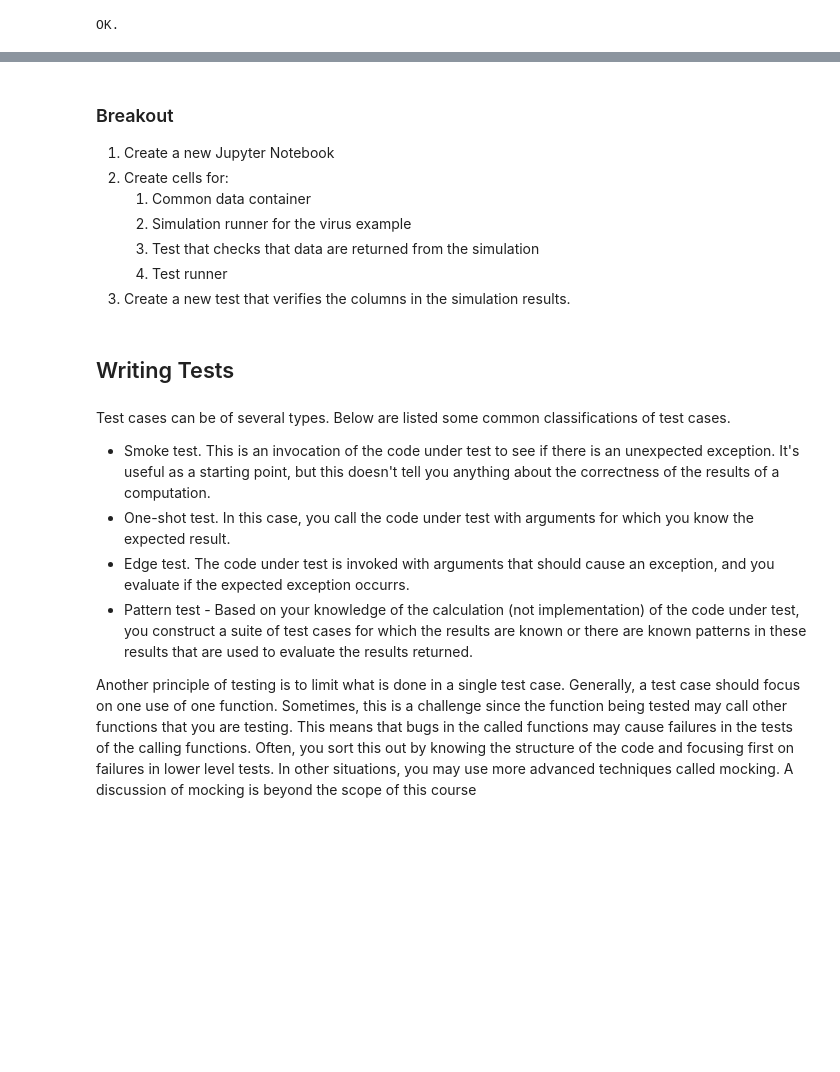
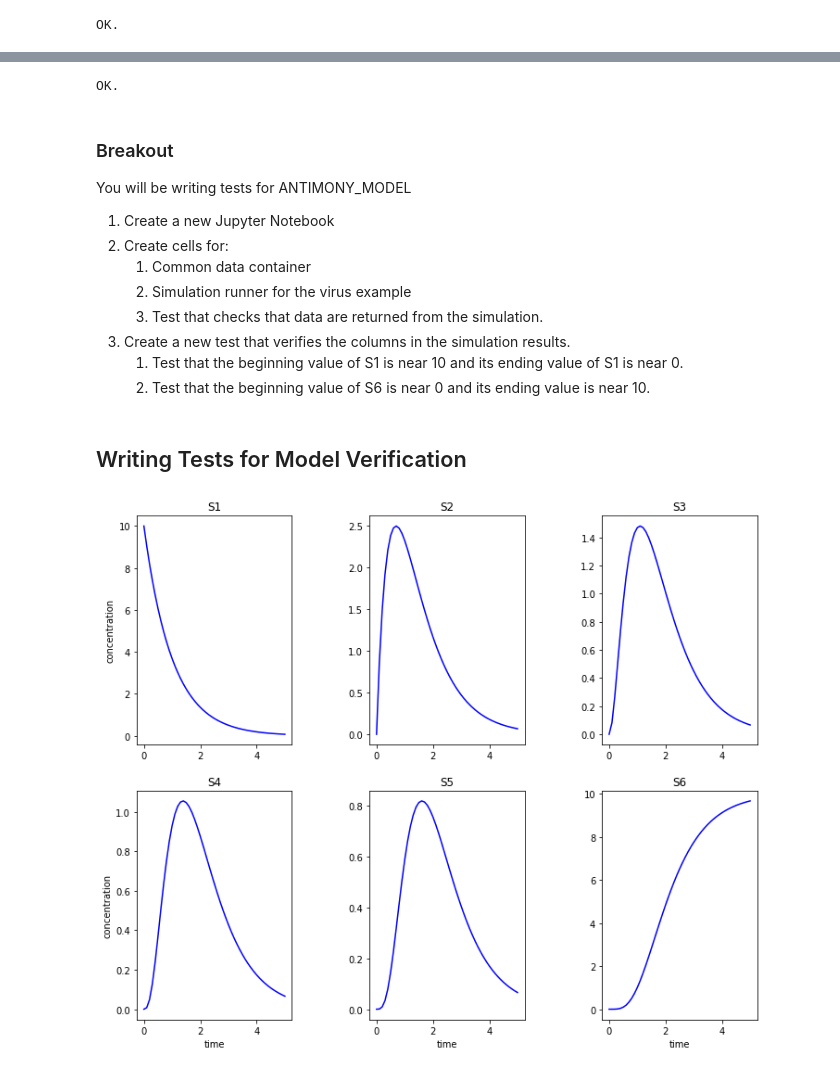
Before and after one commit to ModelEngineering/Model-Testing, a Jupyter notebook: Model Testing.ipynb, the cells around one changed output, grey strips where cells are left out. Saved outputs shown, nothing was run; the diff lists cells and outputs as text; code cells hidden in the pictures; blank space fills up the shorter version.

```diff
--- a/Model Testing.ipynb
+++ b/Model Testing.ipynb
@@ -67,19 +110,27 @@ OK.
+# %%
+# Test runner
+for test in [test1, test2]:
+    test()
+print("OK.")
+# %% [output]
+OK.
 # %% [markdown]
 ### Breakout
+You will be writing tests for ANTIMONY_MODEL
 1. Create a new Jupyter Notebook
 1. Create cells for:
    1. Common data container
    1. Simulation runner for the virus example
-   1. Test that checks that data are returned from the simulation
-   1. Test runner
+   1. Test that checks that data are returned from the simulation.
 1. Create a new test that verifies the columns in the simulation results.
+   1. Test that the beginning value of S1 is near 10 and its ending value of S1 is near 0.
+   1. Test that the beginning value of S6 is near 0 and its ending value is near 10.
 # %% [markdown]
-## Writing Tests
+## Writing Tests for Model Verification
-# %% [markdown]
-Test cases can be of several types. Below are listed some common classifications of test cases.
-- Smoke test. This is an invocation of the code under test to see if there is an unexpected exception. It's useful as a starting point, but this doesn't tell you anything about the correctness of the results of a computation.
-- One-shot test. In this case, you call the code under test with arguments for which you know the expected result.
-- Edge test. The code under test is invoked with arguments that should cause an exception, and you evaluate if the expected exception occurrs.
-- Pattern test - Based on your knowledge of the calculation (not implementation) of the code under test, you construct a suite of test cases for which the results are known or there are known patterns in these results that are used to evaluate the results returned.
-
-Another principle of testing is to limit what is done in a single test case. Generally, a test case should focus on one use of one function. Sometimes, this is a challenge since the function being tested may call other functions that you are testing. This means that bugs in the called functions may cause failures in the tests of the calling functions. Often, you sort this out by knowing the structure of the code and focusing first on failures in lower level tests. In other situations, you may use more advanced techniques called mocking. A discussion of mocking is beyond the scope of this course
+# %%
+options = PlotOptions()
+options.figsize = (12,10)
+plotter = TimeseriesPlotter()
+plotter.plotTimeSingle(common.ts, options=options, num_col=3, num_row=2)
+# %% [output]
+[figure, added]
```
Also changed, not shown: parts of 15 cells of this notebook, 1 other file.
